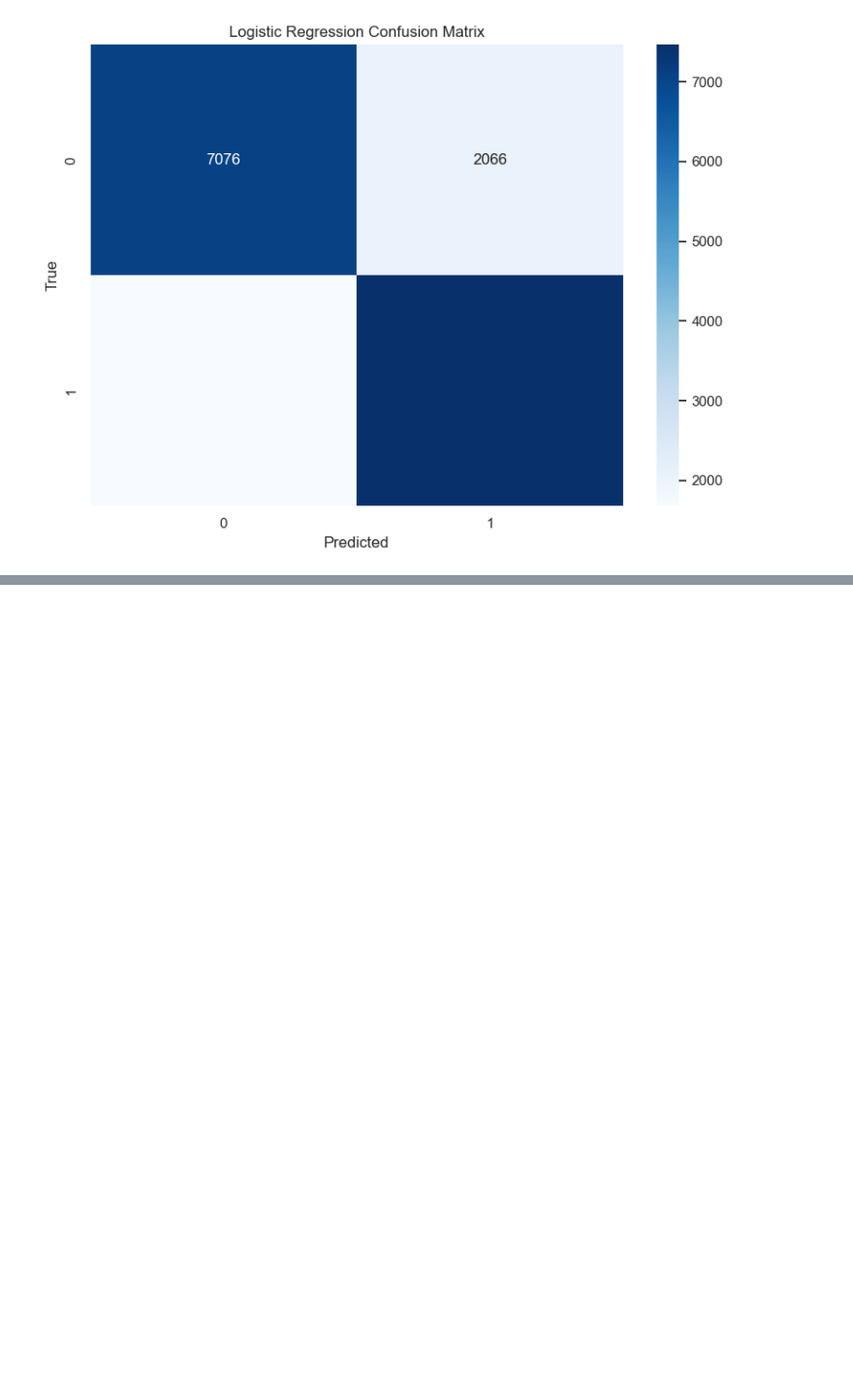
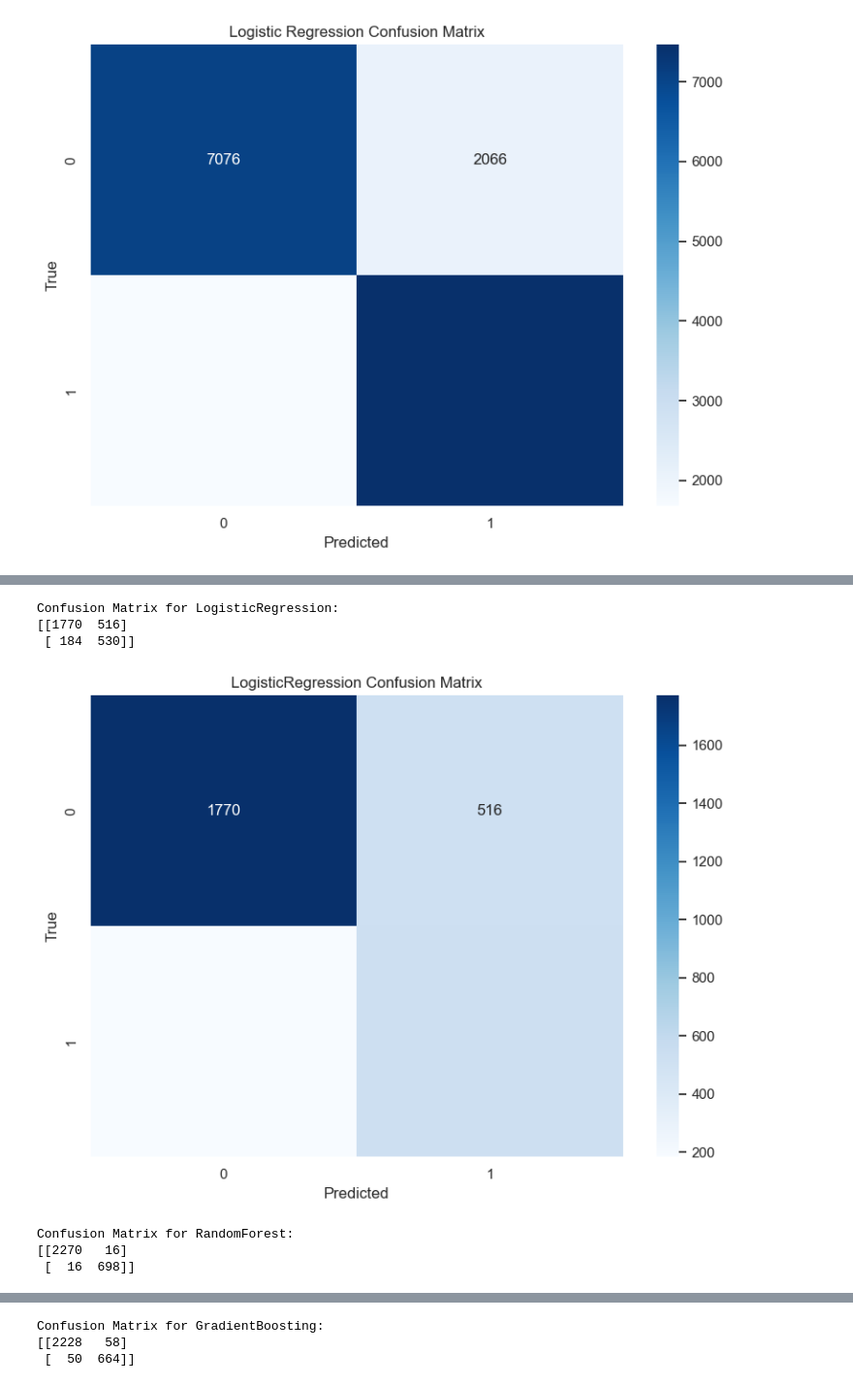
Before and after one commit to karmenatwork/4_CB_employees_turnover, a Jupyter notebook: main.ipynb, the cells around one changed output, grey strips where cells are left out. Shown at 97% size. Saved outputs shown, nothing was run; the diff lists cells and outputs as text; code cells hidden in the pictures; blank space fills up the shorter version.

```diff
--- a/main.ipynb
+++ b/main.ipynb
@@ -646,0 +723,24 @@ weighted avg       0.80      0.80      0.80     18284
+# %%
+for name, model in models.items():
+    print(f"\nConfusion Matrix for {name}:")
+    y_pred = model.predict(X_test_scaled)
+    cm = confusion_matrix(y_test, y_pred)
+    print(cm)
+    # Plot confusion matrix using ConfusionMatrixDisplay
+    # cm_display = ConfusionMatrixDisplay.from_estimator(model, X_test_scaled, y_test)
+    # cm_display.ax_.set_title('Confusion Matrix')
+    # plt.figure(figsize=(8, 6))
+    # plt.show()
+    # Plot confusion matrix
+    utils.plot_confusion_matrix(y_test, y_pred, name)
+
+
+## Using ConfusionMatrixDisplay.from_estimator which takes X_test_scaled
+# %% [output]
+Confusion Matrix for LogisticRegression:
+[[1770  516]
+ [ 184  530]]
+[figure, added]
+Confusion Matrix for RandomForest:
+[[2270   16]
+ [  16  698]]
@@ -646,0 +748,3 @@ weighted avg       0.80      0.80      0.80     18284
+Confusion Matrix for GradientBoosting:
+[[2228   58]
+ [  50  664]]
```
Also changed, not shown: parts of 7 cells of this notebook.
